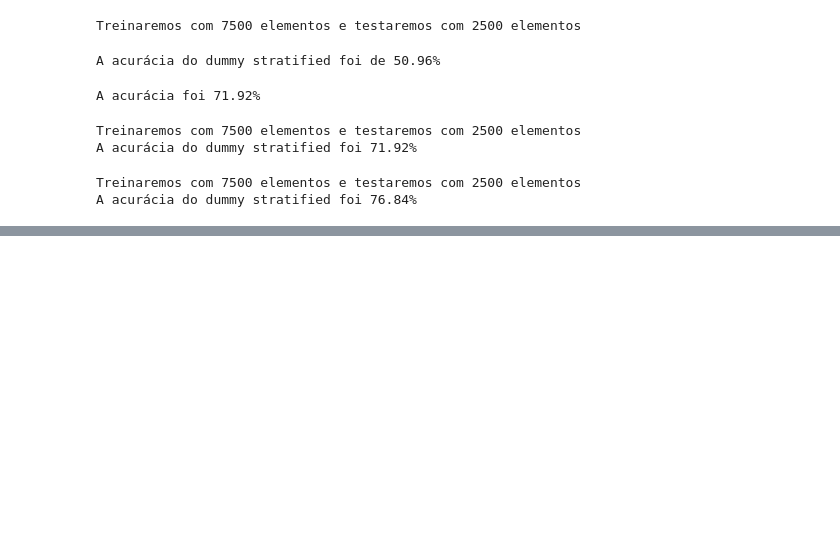
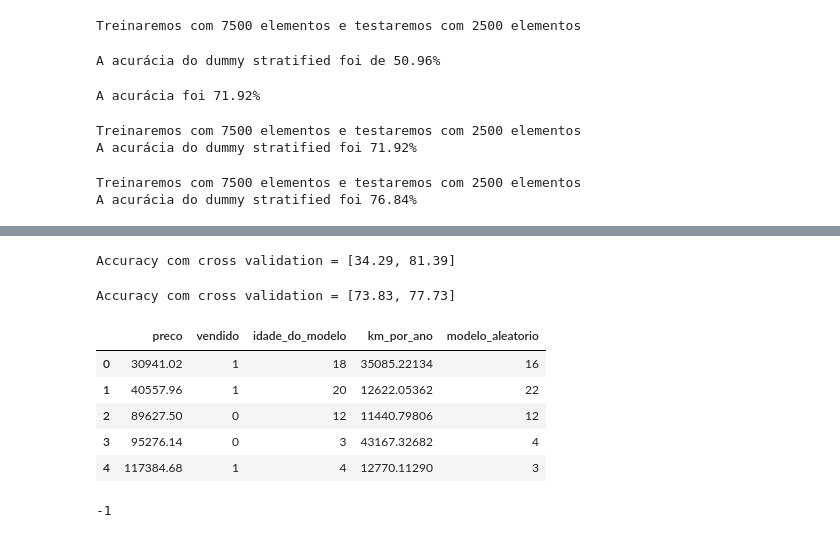
Before and after one commit to alyssonhyago/Machine_learning, a Jupyter notebook: validação de modelos/main.ipynb, the cells around one changed output, grey strips where cells are left out. Drawn from its saved outputs; the diff is of its cells as text; code cells hidden in the pictures; blank space fills up the shorter version.

```diff
--- a/validação de modelos/main.ipynb
+++ b/validação de modelos/main.ipynb
@@ -95,0 +215,39 @@ A acurácia do dummy stratified foi 76.84%
+# %%
+from sklearn.model_selection import KFold
+
+SEED = 301
+np.random.seed(SEED)
+
+cv = KFold(n_splits = 10)
+modelo = DecisionTreeClassifier(max_depth=2)
+results = cross_validate(modelo, x_azar, y_azar, cv = cv, return_train_score=False)
+imprime_resultados(results)
+# %% [output]
+Accuracy com cross validation = [34.29, 81.39]
+# %%
+from sklearn.model_selection import StratifiedKFold
+
+SEED = 301
+np.random.seed(SEED)
+
+cv = StratifiedKFold(n_splits = 10)
+modelo = DecisionTreeClassifier(max_depth=2)
+results = cross_validate(modelo, x_azar, y_azar, cv = cv, return_train_score=False)
+imprime_resultados(results)
+# %% [output]
+Accuracy com cross validation = [73.83, 77.73]
+# %%
+np.random.seed(SEED)
+dados["modelo_aleatorio"] = dados.idade_do_modelo + np.random.randint(-2, 3, size=10000)
+dados.head()
+# %% [output]
+|  | preco | vendido | idade_do_modelo | km_por_ano | modelo_aleatorio |
+| 0 | 30941.02 | 1 | 18 | 35085.22134 | 16 |
+| 1 | 40557.96 | 1 | 20 | 12622.05362 | 22 |
+| 2 | 89627.50 | 0 | 12 | 11440.79806 | 12 |
+| 3 | 95276.14 | 0 | 3 | 43167.32682 | 4 |
+| 4 | 117384.68 | 1 | 4 | 12770.11290 | 3 |
+# %%
+dados.modelo_aleatorio.min()
+# %% [output]
+-1
```
Also changed, not shown: parts of 23 cells of this notebook.
